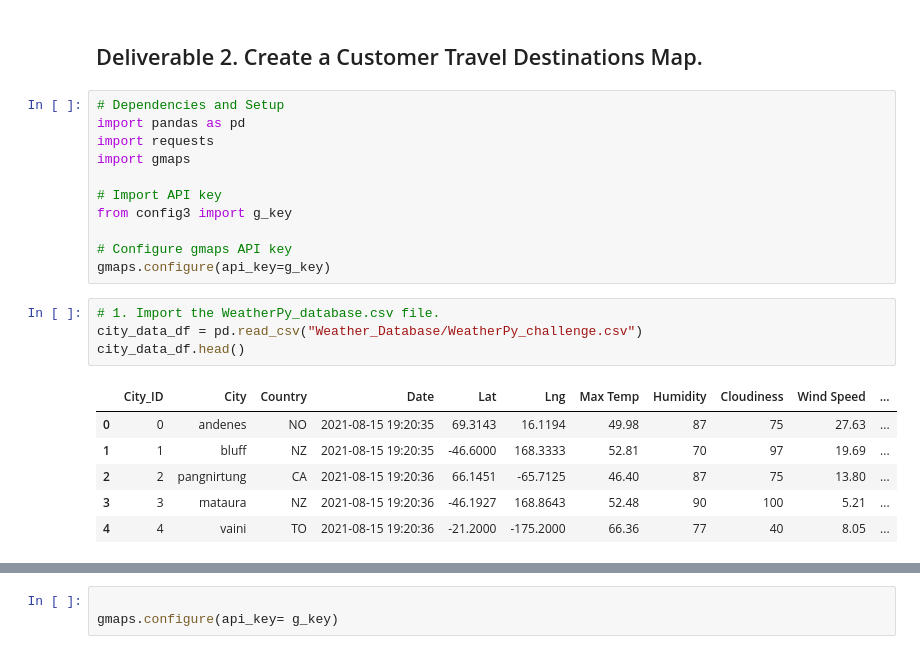
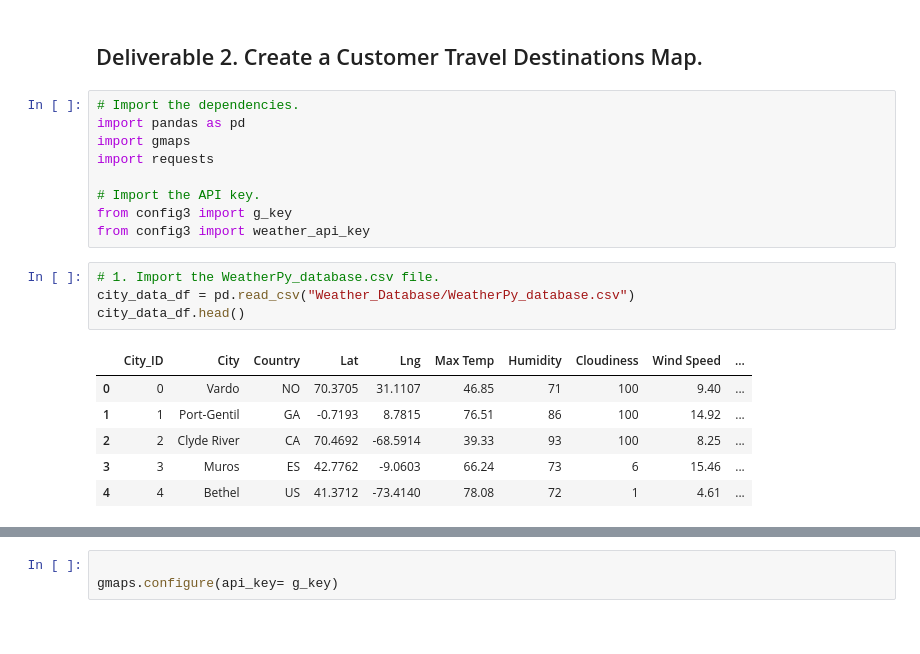
Before and after one commit to shalmaleesoman/World_Weather_Analysis, a Jupyter notebook: Vacation_Search.ipynb, the cells around one changed output, grey strips where cells are left out. Cells and saved outputs as stored; diff of their text form.

```diff
--- a/Vacation_Search.ipynb
+++ b/Vacation_Search.ipynb
@@ -1,27 +1,25 @@
 # %% [markdown]
 ## Deliverable 2. Create a Customer Travel Destinations Map.
 # %%
-# Dependencies and Setup
+# Import the dependencies.
 import pandas as pd
+import gmaps
 import requests
-import gmaps
 
-# Import API key
+# Import the API key.
 from config3 import g_key
-
-# Configure gmaps API key
-gmaps.configure(api_key=g_key)
+from config3 import weather_api_key
 # %%
 # 1. Import the WeatherPy_database.csv file.
-city_data_df = pd.read_csv("Weather_Database/WeatherPy_challenge.csv")
+city_data_df = pd.read_csv("Weather_Database/WeatherPy_database.csv")
 city_data_df.head()
 # %% [output]
-|  | City_ID | City | Country | Date | Lat | Lng | Max Temp | Humidity | Cloudiness | Wind Speed | ... |
-| 0 | 0 | andenes | NO | 2021-08-15 19:20:35 | 69.3143 | 16.1194 | 49.98 | 87 | 75 | 27.63 | ... |
-| 1 | 1 | bluff | NZ | 2021-08-15 19:20:35 | -46.6000 | 168.3333 | 52.81 | 70 | 97 | 19.69 | ... |
-| 2 | 2 | pangnirtung | CA | 2021-08-15 19:20:36 | 66.1451 | -65.7125 | 46.40 | 87 | 75 | 13.80 | ... |
-| 3 | 3 | mataura | NZ | 2021-08-15 19:20:36 | -46.1927 | 168.8643 | 52.48 | 90 | 100 | 5.21 | ... |
-| 4 | 4 | vaini | TO | 2021-08-15 19:20:36 | -21.2000 | -175.2000 | 66.36 | 77 | 40 | 8.05 | ... |
+|  | City_ID | City | Country | Lat | Lng | Max Temp | Humidity | Cloudiness | Wind Speed | ... |
+| 0 | 0 | Vardo | NO | 70.3705 | 31.1107 | 46.85 | 71 | 100 | 9.40 | ... |
+| 1 | 1 | Port-Gentil | GA | -0.7193 | 8.7815 | 76.51 | 86 | 100 | 14.92 | ... |
+| 2 | 2 | Clyde River | CA | 70.4692 | -68.5914 | 39.33 | 93 | 100 | 8.25 | ... |
+| 3 | 3 | Muros | ES | 42.7762 | -9.0603 | 66.24 | 73 | 6 | 15.46 | ... |
+| 4 | 4 | Bethel | US | 41.3712 | -73.4140 | 78.08 | 72 | 1 | 4.61 | ... |
 # %%
 # 2. Prompt the user to enter minimum and maximum temperature criteria
 min_temp = float(input("What is the minimum temperature you would like for your trip? "))
```
Also changed, not shown: parts of 11 cells of this notebook, 6 other files.
